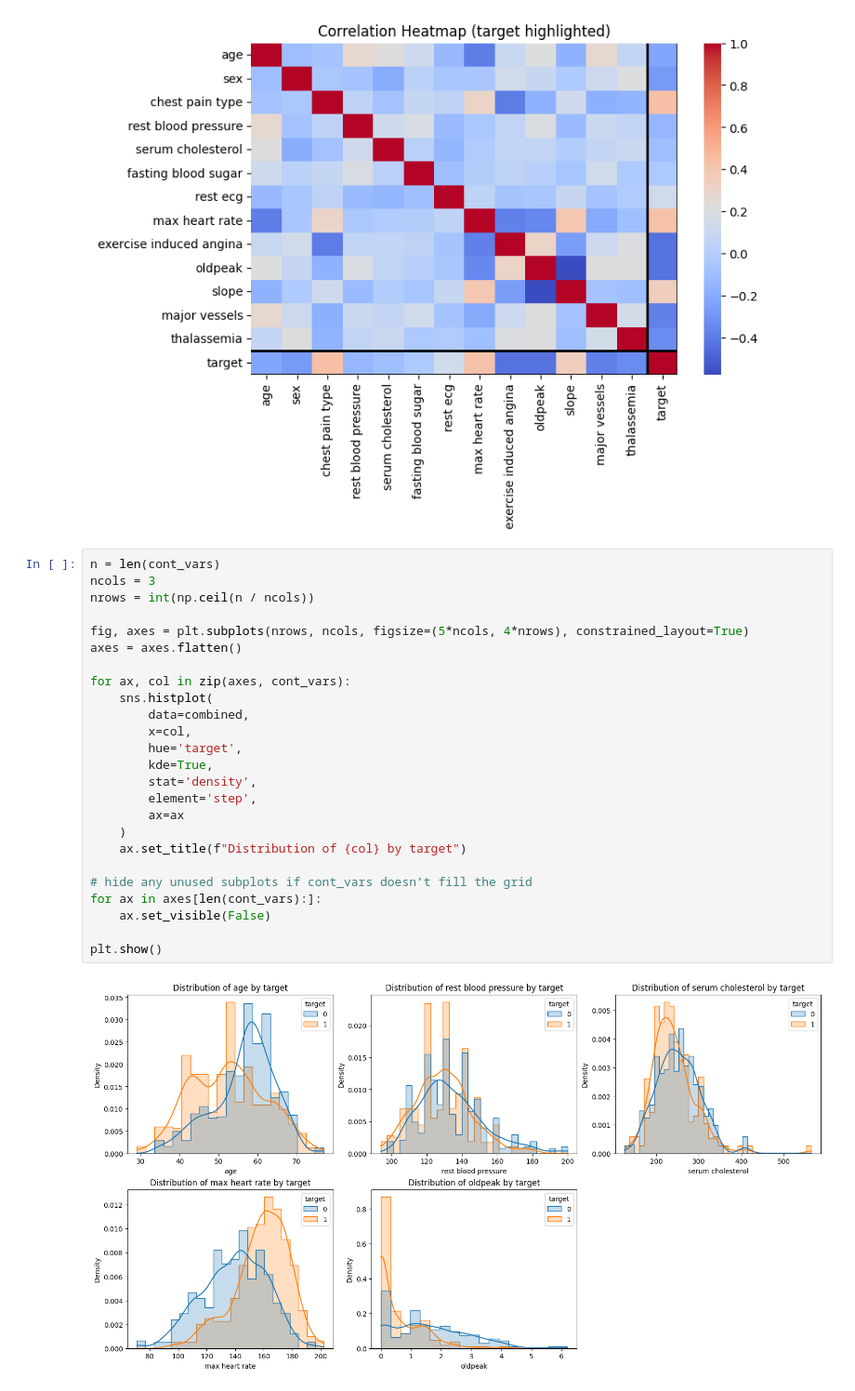
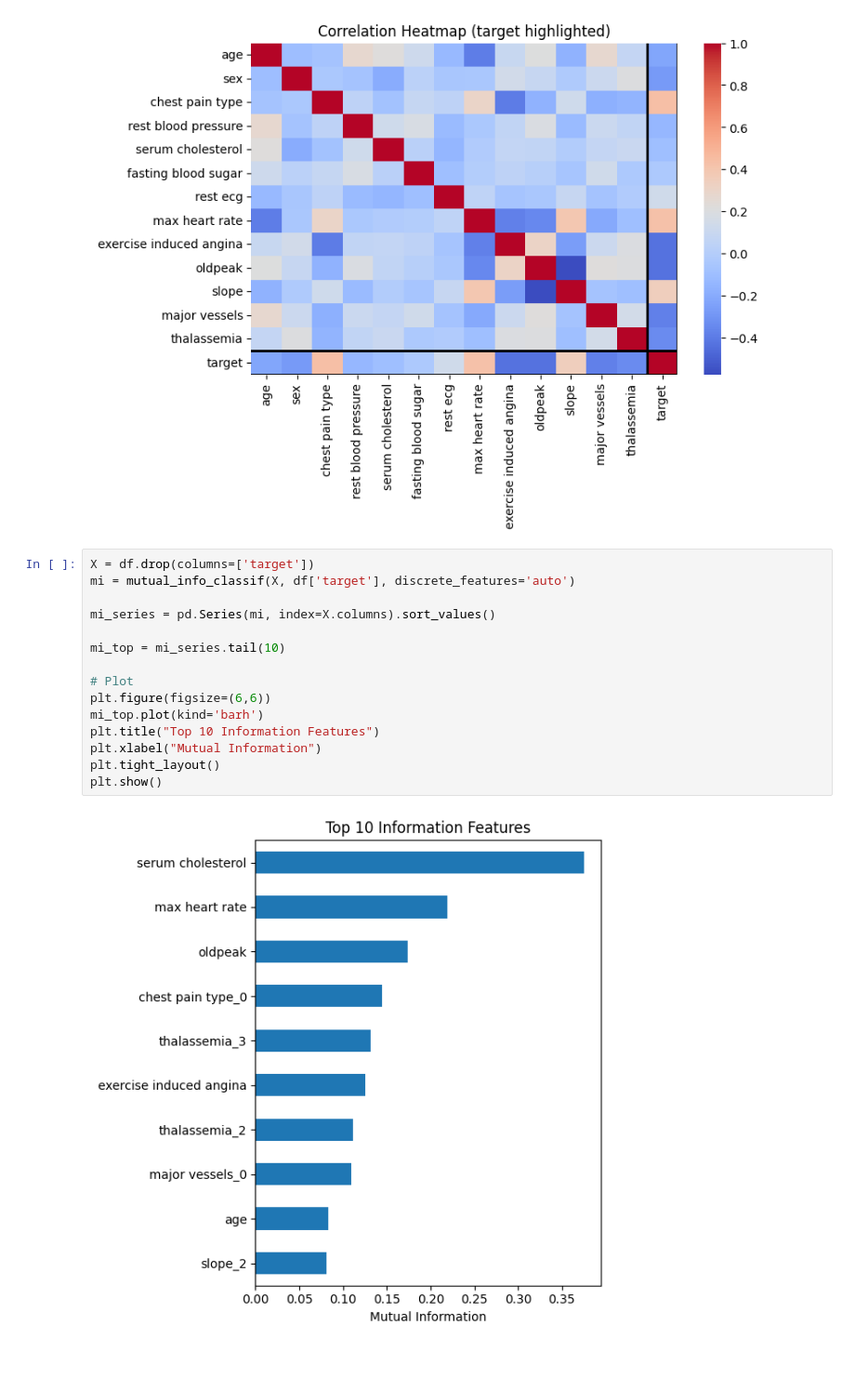
Before and after one commit to kamiljkon/cs1090fp, a Jupyter notebook: fp.ipynb, the cells around one changed output. Shown at 93% size. Cells and saved outputs as stored; diff of their text form; blank space fills up the shorter version.

Commit message:
info plot

```diff
--- a/fp.ipynb
+++ b/fp.ipynb
@@ -179,30 +182,20 @@ plt.title("Correlation Heatmap (target highlighted)")
 plt.show()
 # %% [output]
 [figure]
-# %%
-n = len(cont_vars)
-ncols = 3
-nrows = int(np.ceil(n / ncols))
-
-fig, axes = plt.subplots(nrows, ncols, figsize=(5*ncols, 4*nrows), constrained_layout=True)
-axes = axes.flatten()
-
-for ax, col in zip(axes, cont_vars):
-    sns.histplot(
-        data=combined,
-        x=col,
-        hue='target',
-        kde=True,
-        stat='density',
-        element='step',
-        ax=ax
-    )
-    ax.set_title(f"Distribution of {col} by target")
-
-# hide any unused subplots if cont_vars doesn’t fill the grid
-for ax in axes[len(cont_vars):]:
-    ax.set_visible(False)
-
-plt.show()
-# %% [output]
-[figure, removed]
+# %%
+X = df.drop(columns=['target'])
+mi = mutual_info_classif(X, df['target'], discrete_features='auto')
+
+mi_series = pd.Series(mi, index=X.columns).sort_values()
+
+mi_top = mi_series.tail(10)
+
+# Plot
+plt.figure(figsize=(6,6))
+mi_top.plot(kind='barh')
+plt.title("Top 10 Information Features")
+plt.xlabel("Mutual Information")
+plt.tight_layout()
+plt.show()
+# %% [output]
+[figure, added]
```
Also changed, not shown: parts of 1 cell of this notebook.
